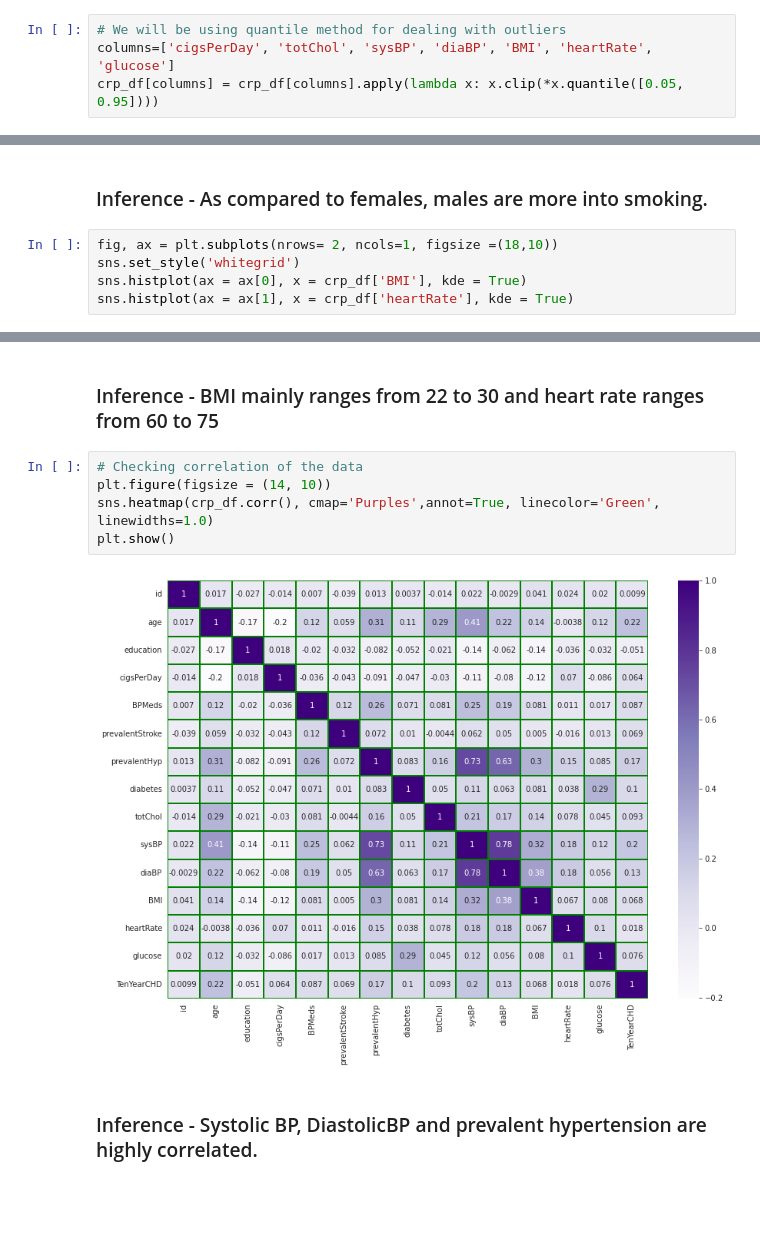
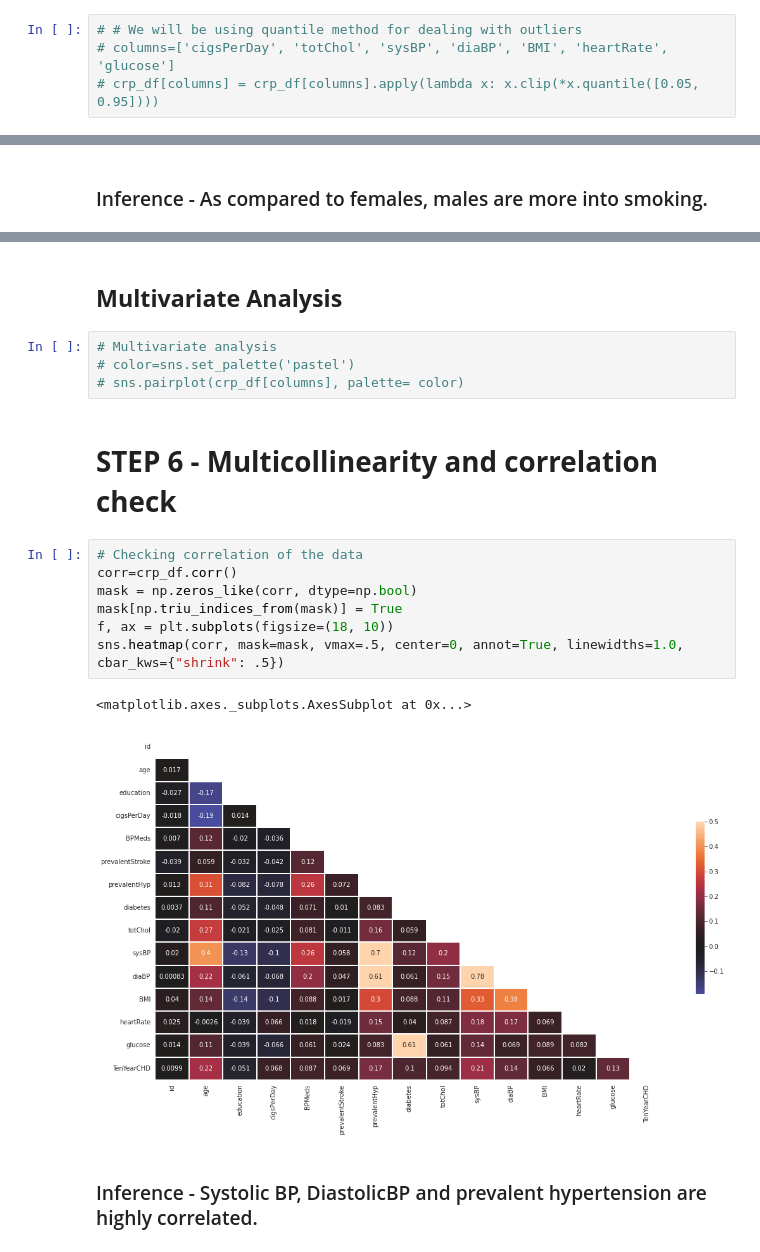
Before and after one commit to Jahnavi-Jaolekar/Cardiovascular-Risk-Prediction, a Jupyter notebook: Cardiovascular_Risk_Prediction.ipynb, the cells around one changed output, grey strips where cells are left out. Cells and saved outputs as stored; diff of their text form; blank space fills up the shorter version.

```diff
--- a/Cardiovascular_Risk_Prediction.ipynb
+++ b/Cardiovascular_Risk_Prediction.ipynb
@@ -209,7 +206,7 @@ sns.boxplot(crp_df['glucose'],palette='autumn', ax=ax[3,1])
 # %% [markdown]
 ### Inference - As we can see that except Age column all other columns have a lot of outliers.
 # %%
-# We will be using quantile method for dealing with outliers
-columns=['cigsPerDay', 'totChol', 'sysBP', 'diaBP', 'BMI', 'heartRate', 'glucose']
-crp_df[columns] = crp_df[columns].apply(lambda x: x.clip(*x.quantile([0.05, 0.95])))
+# # We will be using quantile method for dealing with outliers
+# columns=['cigsPerDay', 'totChol', 'sysBP', 'diaBP', 'BMI', 'heartRate', 'glucose']
+# crp_df[columns] = crp_df[columns].apply(lambda x: x.clip(*x.quantile([0.05, 0.95])))
 # %%
@@ -413,8 +284,3 @@ plt.show()
 [figure]
 # %% [markdown]
 ### Inference - As compared to females, males are more into smoking.
-# %%
-fig, ax = plt.subplots(nrows= 2, ncols=1, figsize =(18,10))
-sns.set_style('whitegrid')
-sns.histplot(ax = ax[0], x = crp_df['BMI'], kde = True)
-sns.histplot(ax = ax[1], x = crp_df['heartRate'], kde = True)
@@ -424,12 +287,21 @@ sns.histplot(ax = ax[1], x = crp_df['heartRate'], kde = True)
-# %% [markdown]
-### Inference - BMI mainly ranges from 22 to 30 and heart rate ranges from 60 to 75
+# %% [markdown]
+## **Multivariate Analysis**
+# %%
+# Multivariate analysis
+# color=sns.set_palette('pastel')
+# sns.pairplot(crp_df[columns], palette= color)
+# %% [markdown]
+# **STEP 6 - Multicollinearity and correlation check**
 # %%
 # Checking correlation of the data
-plt.figure(figsize = (14, 10))
-sns.heatmap(crp_df.corr(), cmap='Purples',annot=True, linecolor='Green', linewidths=1.0)
-plt.show()
+corr=crp_df.corr()
+mask = np.zeros_like(corr, dtype=np.bool)
+mask[np.triu_indices_from(mask)] = True
+f, ax = plt.subplots(figsize=(18, 10))
+sns.heatmap(corr, mask=mask, vmax=.5, center=0, annot=True, linewidths=1.0, cbar_kws={"shrink": .5})
 # %% [output]
+<matplotlib.axes._subplots.AxesSubplot at 0x...>
-[figure, old version]
+[figure, new version]
 # %% [markdown]
 ### Inference - Systolic BP, DiastolicBP and prevalent hypertension are highly correlated.
 # %%
```
Also changed, not shown: parts of 42 cells of this notebook.
